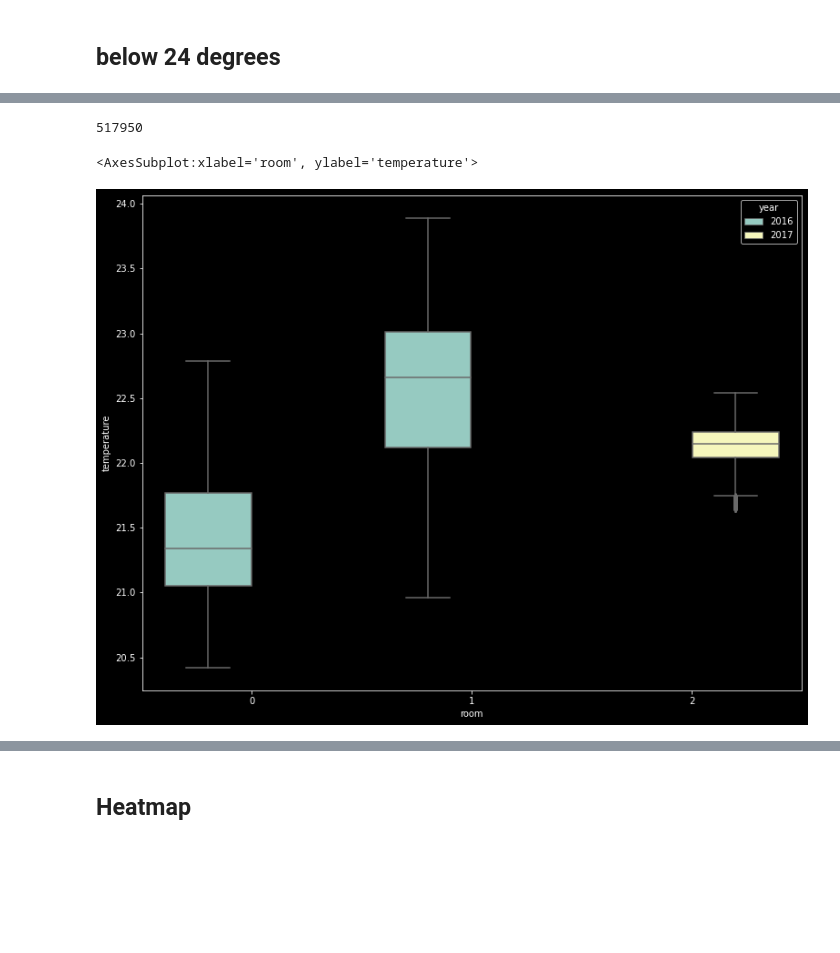
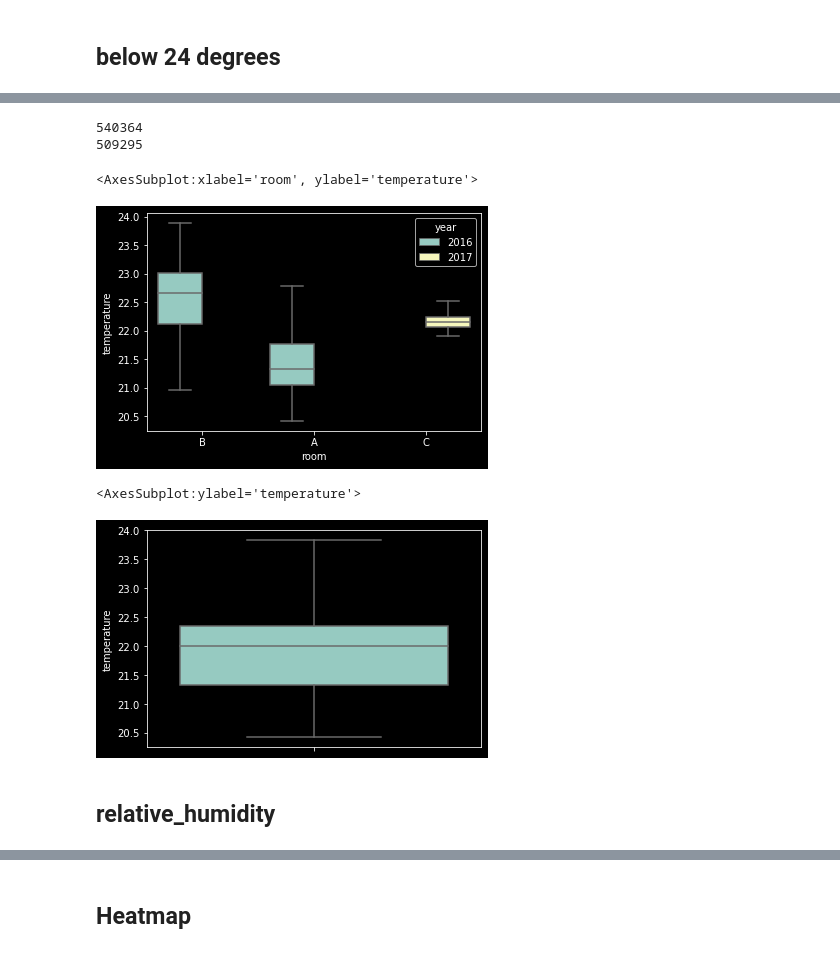
Before and after one commit to AvansETI/SmartGridAI, a Jupyter notebook: B4B Human Wellbeing Prediction/data_analysis/multivariate_analysis.ipynb, the cells around one changed output, grey strips where cells are left out. Drawn from its saved outputs; the diff is of its cells as text; code cells hidden in the pictures; blank space fills up the shorter version.

Commit message:
Added more boxplots to multivariate to remove outliers

```diff
--- a/B4B Human Wellbeing Prediction/data_analysis/multivariate_analysis.ipynb
+++ b/B4B Human Wellbeing Prediction/data_analysis/multivariate_analysis.ipynb
@@ -180,19 +185,29 @@ sns.boxplot(y="temperature", data=above)
 # %%
-room0 = below_24_degrees[below_24_degrees.room == 0]
+room0 = below_24_degrees[below_24_degrees.room == "A"]
 below_23_degrees = room0[room0['temperature'] < 22.8]
 
-room2 = below_24_degrees[below_24_degrees.room == 2]
+room2 = below_24_degrees[below_24_degrees.room == "C"]
 below_225_degrees = room2[room2['temperature'] < 22.53]
-above = below_225_degrees[below_225_degrees['temperature'] > 21.9]
+below_225_degrees = below_225_degrees[below_225_degrees['temperature'] > 21.9]
 
-room_1_2 = below_24_degrees[below_24_degrees.room == 1]
+room_1_2 = below_24_degrees[below_24_degrees.room == "B"]
 frames = [room_1_2, below_23_degrees, below_225_degrees]
 
 result = pd.concat(frames)
+print(len(df))
 print(len(result))
 sns.boxplot(y="temperature", data=result, x="room", hue="year")
 # %% [output]
-517950
+540364
+509295
 <AxesSubplot:xlabel='room', ylabel='temperature'>
-[figure, old version]
+[figure, new version]
+# %%
+result = result[result['temperature'] < 23.85]
+sns.boxplot(y="temperature", data=result)
+# %% [output]
+<AxesSubplot:ylabel='temperature'>
+[figure, added]
+# %% [markdown]
+## relative_humidity
 # %%
```
Also changed, not shown: parts of 27 cells of this notebook.
